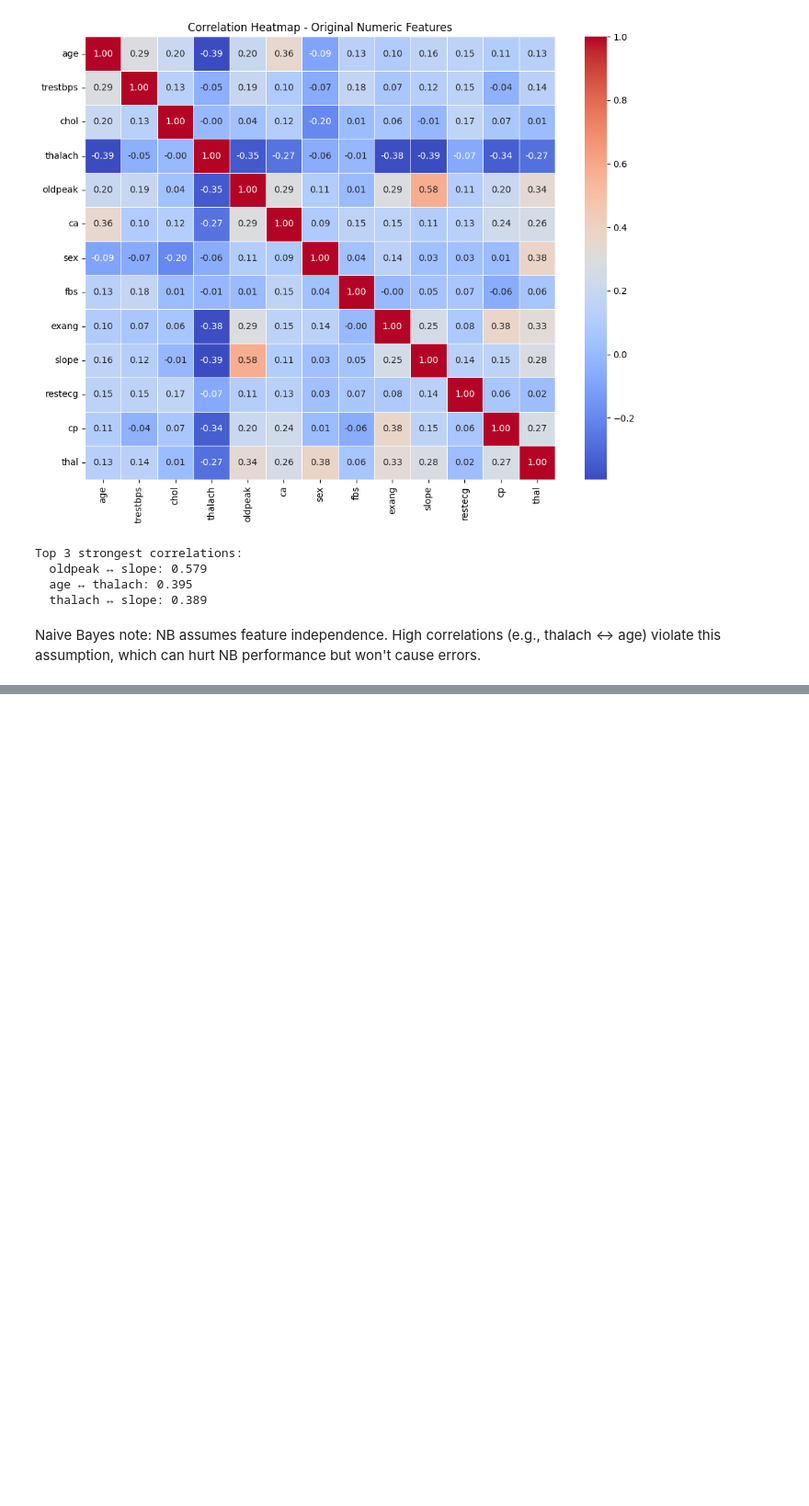
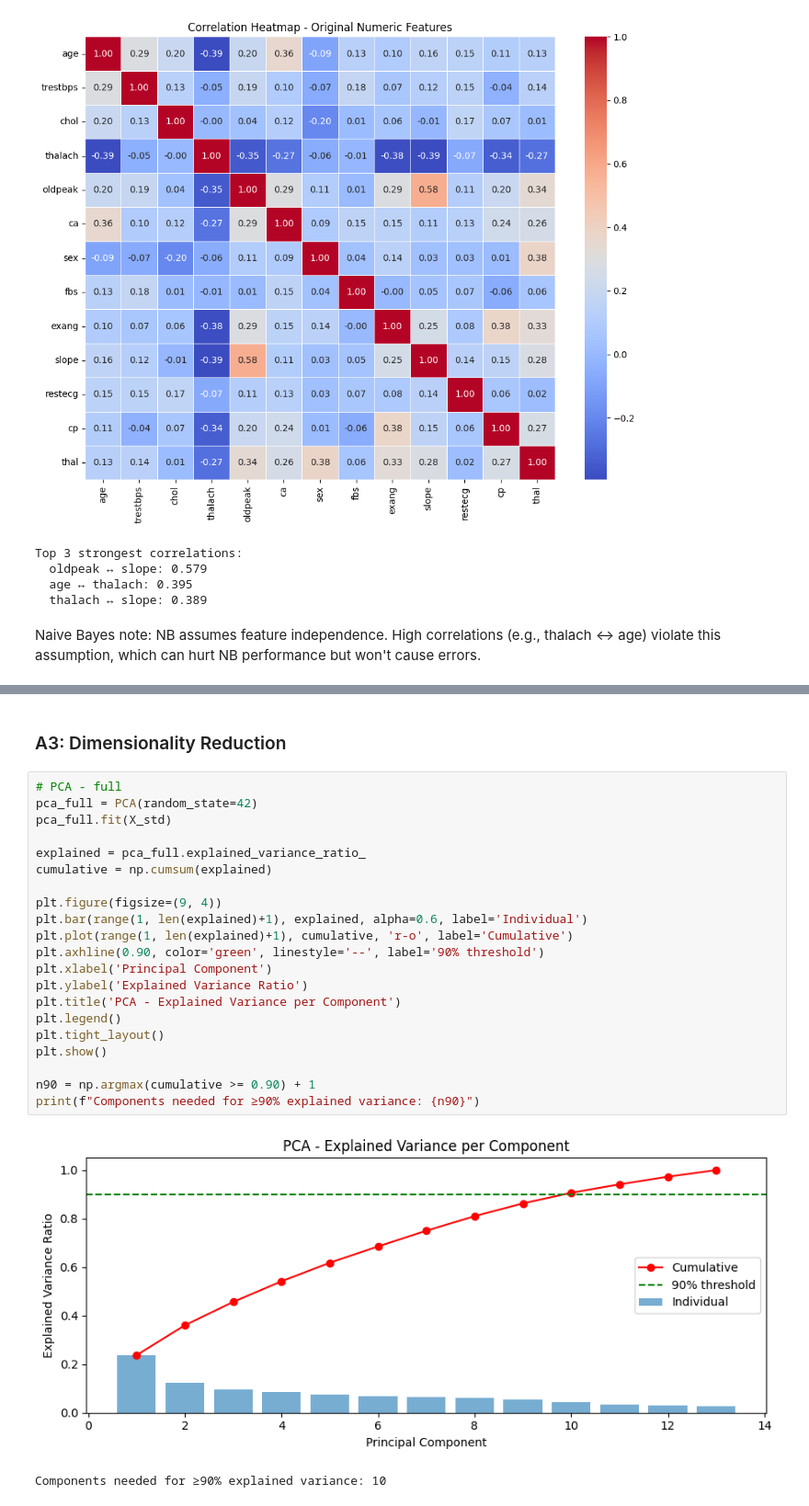
Before and after one commit to abeer-fatima47/i232643-DM-Assignment4, a Jupyter notebook: i232643_DM_asn4.ipynb, the cells around one changed output, grey strips where cells are left out. Shown at 92% size. Saved outputs shown, nothing was run; the diff lists cells and outputs as text; blank space fills up the shorter version.

```diff
--- a/i232643_DM_asn4.ipynb
+++ b/i232643_DM_asn4.ipynb
@@ -232,0 +388,26 @@ High correlations (e.g., thalach <-> age) violate this assumption, which can hur
+# %% [markdown]
+### A3: Dimensionality Reduction
+# %%
+# PCA - full
+pca_full = PCA(random_state=42)
+pca_full.fit(X_std)
+
+explained = pca_full.explained_variance_ratio_
+cumulative = np.cumsum(explained)
+
+plt.figure(figsize=(9, 4))
+plt.bar(range(1, len(explained)+1), explained, alpha=0.6, label='Individual')
+plt.plot(range(1, len(explained)+1), cumulative, 'r-o', label='Cumulative')
+plt.axhline(0.90, color='green', linestyle='--', label='90% threshold')
+plt.xlabel('Principal Component')
+plt.ylabel('Explained Variance Ratio')
+plt.title('PCA - Explained Variance per Component')
+plt.legend()
+plt.tight_layout()
+plt.show()
+
+n90 = np.argmax(cumulative >= 0.90) + 1
+print(f"Components needed for ≥90% explained variance: {n90}")
+# %% [output]
+[figure, added]
+Components needed for ≥90% explained variance: 10
```
Also changed, not shown: parts of 16 cells of this notebook.
